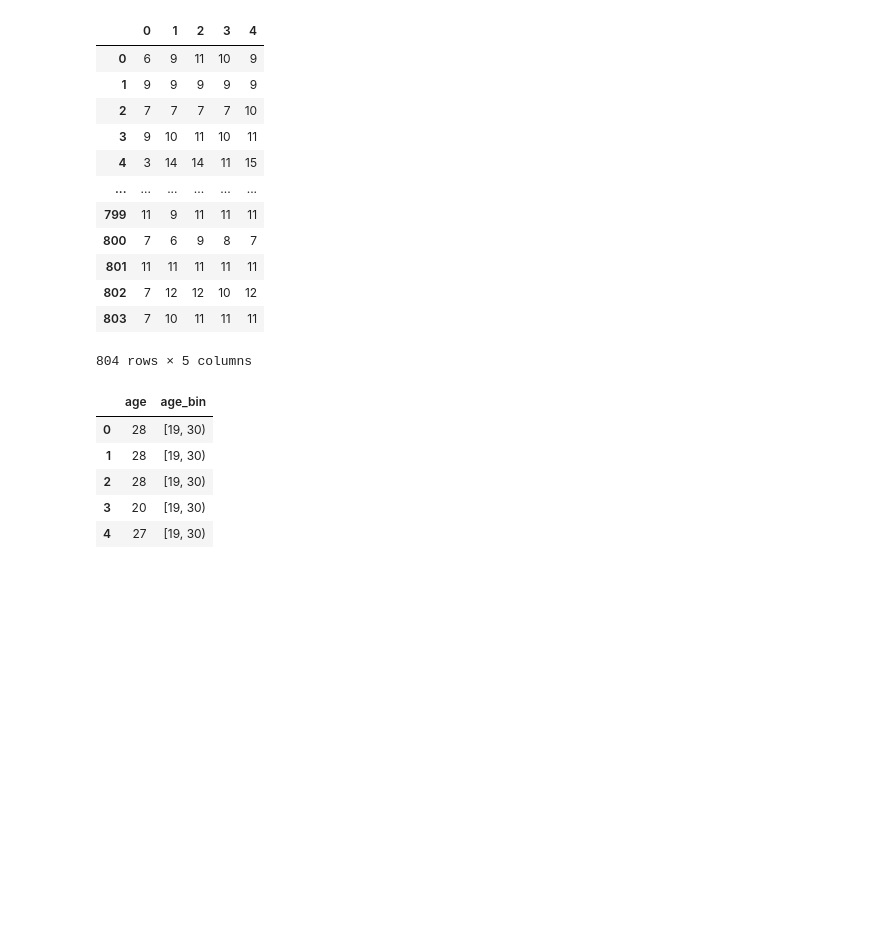
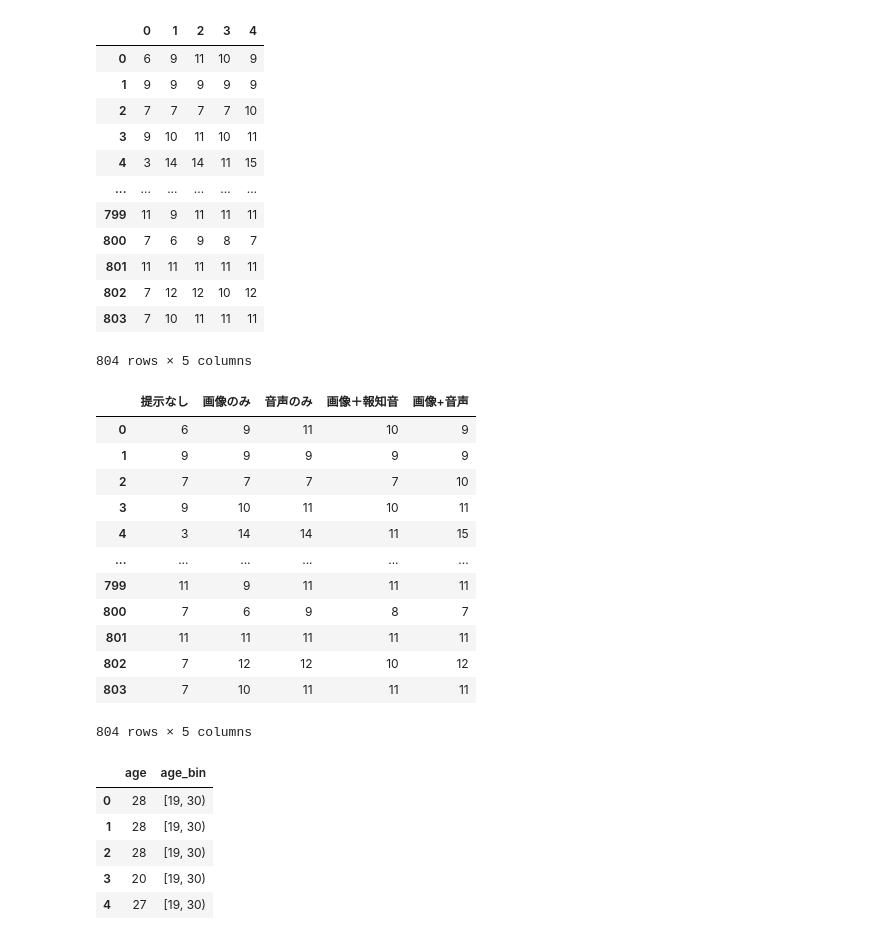
Before and after one commit to ShuntaroItakura/Driving, a Jupyter notebook: 主観評価_好みだけ.ipynb, the cells around one changed output. Saved outputs shown, nothing was run; the diff lists cells and outputs as text; code cells hidden in the pictures; blank space fills up the shorter version.

```diff
--- a/主観評価_好みだけ.ipynb
+++ b/主観評価_好みだけ.ipynb
@@ -157,3 +177,20 @@ pref
 | 802 | 7 | 12 | 12 | 10 | 12 |
 | 803 | 7 | 10 | 11 | 11 | 11 |
 804 rows × 5 columns
+# %%
+pref.rename(columns={0:'提示なし', 1:'画像のみ', 2:'音声のみ', 3:'画像＋報知音', 4:'画像+音声'}, inplace=True)
+pref
+# %% [output]
+|  | 提示なし | 画像のみ | 音声のみ | 画像＋報知音 | 画像+音声 |
+| 0 | 6 | 9 | 11 | 10 | 9 |
+| 1 | 9 | 9 | 9 | 9 | 9 |
+| 2 | 7 | 7 | 7 | 7 | 10 |
+| 3 | 9 | 10 | 11 | 10 | 11 |
+| 4 | 3 | 14 | 14 | 11 | 15 |
+| ... | ... | ... | ... | ... | ... |
+| 799 | 11 | 9 | 11 | 11 | 11 |
+| 800 | 7 | 6 | 9 | 8 | 7 |
+| 801 | 11 | 11 | 11 | 11 | 11 |
+| 802 | 7 | 12 | 12 | 10 | 12 |
+| 803 | 7 | 10 | 11 | 11 | 11 |
+804 rows × 5 columns
```
Also changed, not shown: parts of 2 cells of this notebook, 13 other files.
